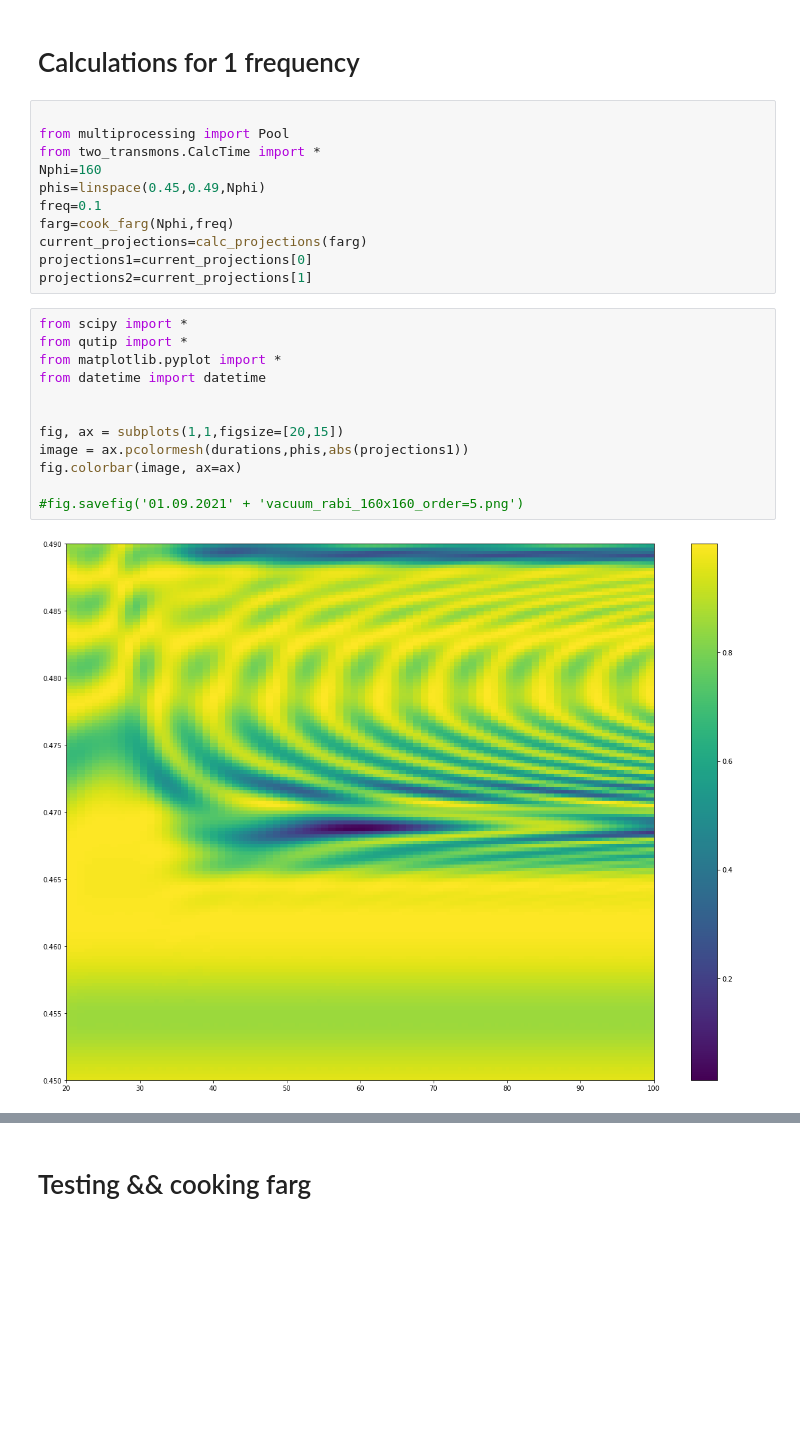
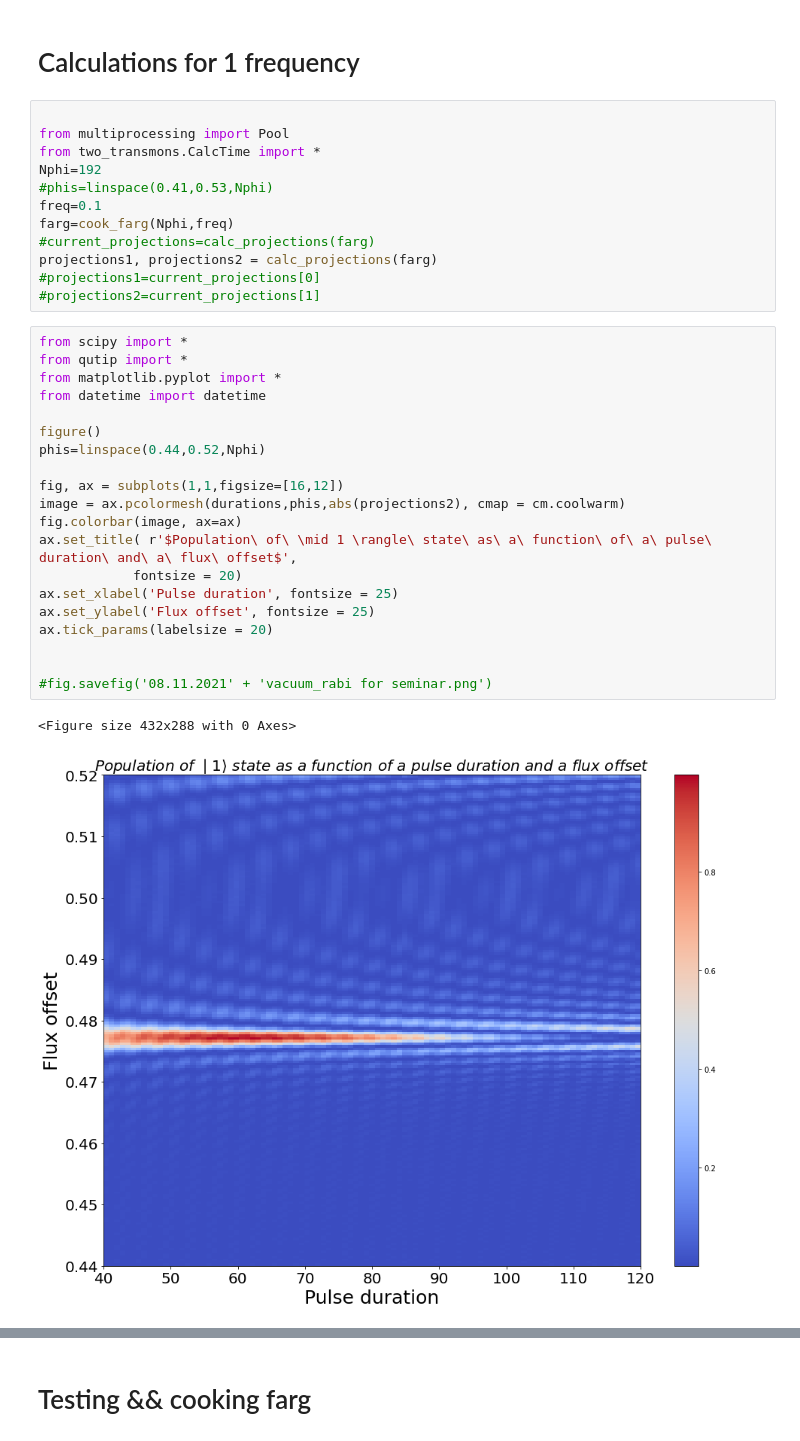
Before and after one commit to shanto268/Transmon_Examples, a Jupyter notebook: transmon-simulations/VRS1.ipynb, the cells around one changed output, grey strips where cells are left out. Drawn from its saved outputs; the diff is of its cells as text; blank space fills up the shorter version.

```diff
--- a/transmon-simulations/VRS1.ipynb
+++ b/transmon-simulations/VRS1.ipynb
@@ -230,24 +224,34 @@ colorbar()
 
 from multiprocessing import Pool
 from two_transmons.CalcTime import *
-Nphi=160
-phis=linspace(0.45,0.49,Nphi)
+Nphi=192
+#phis=linspace(0.41,0.53,Nphi)
 freq=0.1
 farg=cook_farg(Nphi,freq)
-current_projections=calc_projections(farg)
-projections1=current_projections[0]
-projections2=current_projections[1]
+#current_projections=calc_projections(farg)
+projections1, projections2 = calc_projections(farg)
+#projections1=current_projections[0]
+#projections2=current_projections[1]
 # %%
 from scipy import *
 from qutip import *
 from matplotlib.pyplot import *
 from datetime import datetime
 
+figure()
+phis=linspace(0.44,0.52,Nphi)
 
-fig, ax = subplots(1,1,figsize=[20,15])
-image = ax.pcolormesh(durations,phis,abs(projections1))
+fig, ax = subplots(1,1,figsize=[16,12])
+image = ax.pcolormesh(durations,phis,abs(projections2), cmap = cm.coolwarm)
 fig.colorbar(image, ax=ax)
+ax.set_title( r'$Population\ of\ \mid 1 \rangle\ state\ as\ a\ function\ of\ a\ pulse\ duration\ and\ a\ flux\ offset$',
+            fontsize = 20)
+ax.set_xlabel('Pulse duration', fontsize = 25)
+ax.set_ylabel('Flux offset', fontsize = 25)
+ax.tick_params(labelsize = 20)
 
-#fig.savefig('01.09.2021' + 'vacuum_rabi_160x160_order=5.png')
+
+#fig.savefig('08.11.2021' + 'vacuum_rabi for seminar.png')
 # %% [output]
+<Figure size 432x288 with 0 Axes>
-[figure, old version]
+[figure, new version]
```
Also changed, not shown: parts of 16 cells of this notebook, 14 other files.
